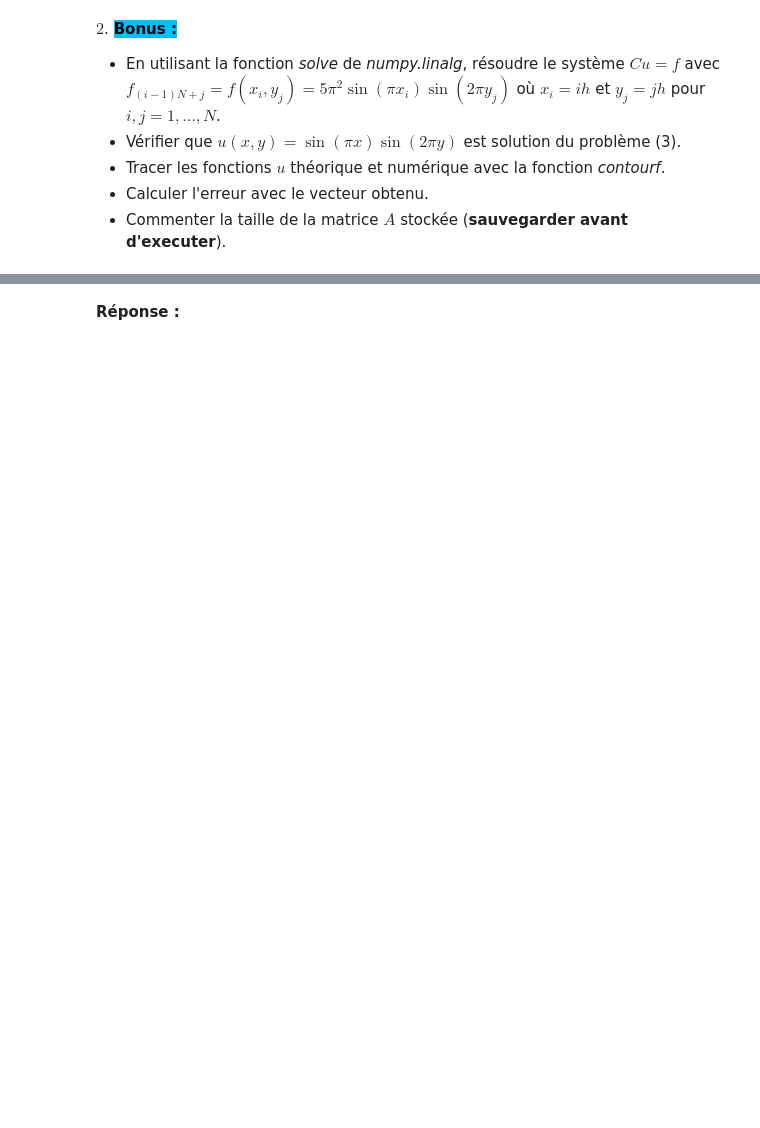
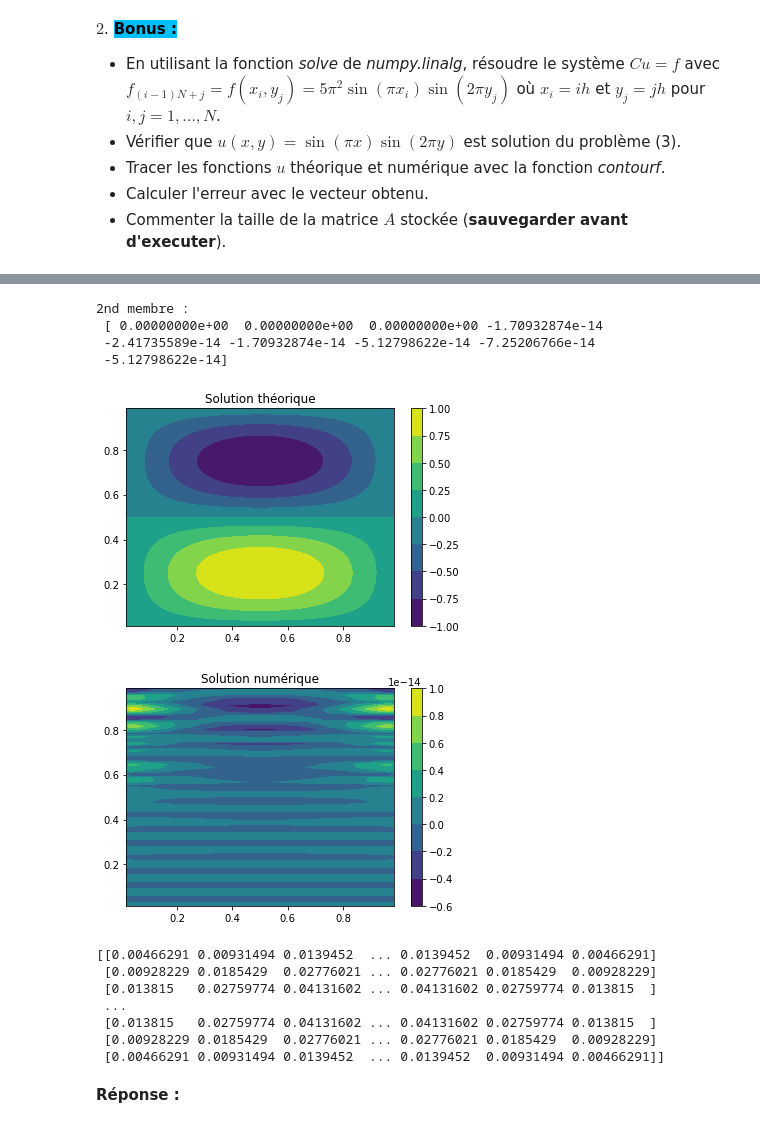
Before and after one commit to ArkhamKnightGPC/MAP412, a Jupyter notebook: pc4.ipynb, the cells around one changed output, grey strips where cells are left out. Cells and saved outputs as stored; diff of their text form; code cells hidden in the pictures; blank space fills up the shorter version.

```diff
--- a/pc4.ipynb
+++ b/pc4.ipynb
@@ -931,37 +999,77 @@ def second_membre_2D(N):
     valeur de retour:
     veteur de taille N^2
     """
-
-    return
+    h = 1.0/(N+1)
+    Nsq = N*N
+    f = np.zeros(Nsq)
+    for i in range(N):
+        xi = (i+1)*h
+        for j in range(N):
+            yj = (j+1)*j
+            idx = i + N*j
+            f[idx] = 5*np.pi*np.pi*np.sin(np.pi*xi)*np.sin(2*np.pi*yj)
+    return f
 # %%
 N = 3
 
-
-print("2nd membre :\n", )
+print("2nd membre :\n", second_membre_2D(N))
+# %% [output]
+2nd membre :
+ [ 0.00000000e+00  0.00000000e+00  0.00000000e+00 -1.70932874e-14
+ -2.41735589e-14 -1.70932874e-14 -5.12798622e-14 -7.25206766e-14
+ -5.12798622e-14]
 # %%
 N          = 64
 
+def u(x, y):
+    """
+    solution theorique du probleme
+    """
+    return np.sin(np.pi*x)*np.sin(2*np.pi*y)
 
-
-
-
+C = moins_Laplacien_2D_plein(N)
+f = second_membre_2D(N)
+u_numerique = lin.solve(C, f)
+sol_numerique = np.zeros((N, N))
+for i in range(N):
+    for j in range(N):
+        idx = j + N*i
+        sol_numerique[i][j] = u_numerique[idx]
 
 nx     = N
 ny     = N
 dx     = 1./(nx+1)
 dy     = 1./(ny+1)
 x      = np.linspace(1,nx,nx)*dx
 y      = np.linspace(1,ny,ny)*dy
 xx, yy = np.meshgrid(x, y, indexing='xy')
 
+sol_theorique = u(xx, yy)
+
+erreur =  abs(sol_theorique - sol_numerique)
+
 plt.figure()
-plt.contourf(xx,yy, )
+plt.title("Solution théorique")
+plt.contourf(xx,yy, sol_theorique)
 plt.colorbar()
 plt.show()
 
 plt.figure()
-plt.contourf(xx,yy, )
+plt.title("Solution numérique")
+plt.contourf(xx,yy, sol_numerique)
 plt.colorbar()
 plt.show()
+
+print(erreur)
+# %% [output]
+[figure, added]
+[figure, added]
+[[0.00466291 0.00931494 0.0139452  ... 0.0139452  0.00931494 0.00466291]
+ [0.00928229 0.0185429  0.02776021 ... 0.02776021 0.0185429  0.00928229]
+ [0.013815   0.02759774 0.04131602 ... 0.04131602 0.02759774 0.013815  ]
+ ...
+ [0.013815   0.02759774 0.04131602 ... 0.04131602 0.02759774 0.013815  ]
+ [0.00928229 0.0185429  0.02776021 ... 0.02776021 0.0185429  0.00928229]
+ [0.00466291 0.00931494 0.0139452  ... 0.0139452  0.00931494 0.00466291]]
 # %% [markdown]
 **Réponse :**
```
Also changed, not shown: parts of 15 cells of this notebook.
